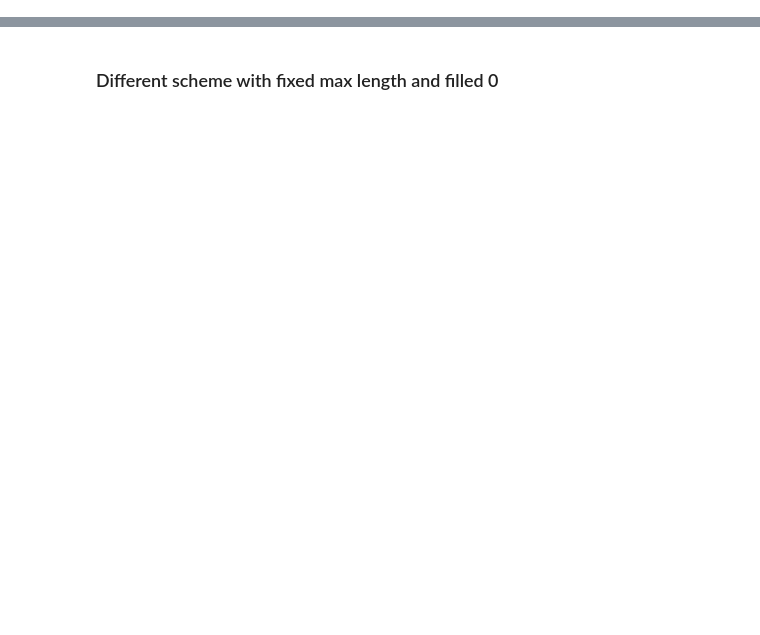
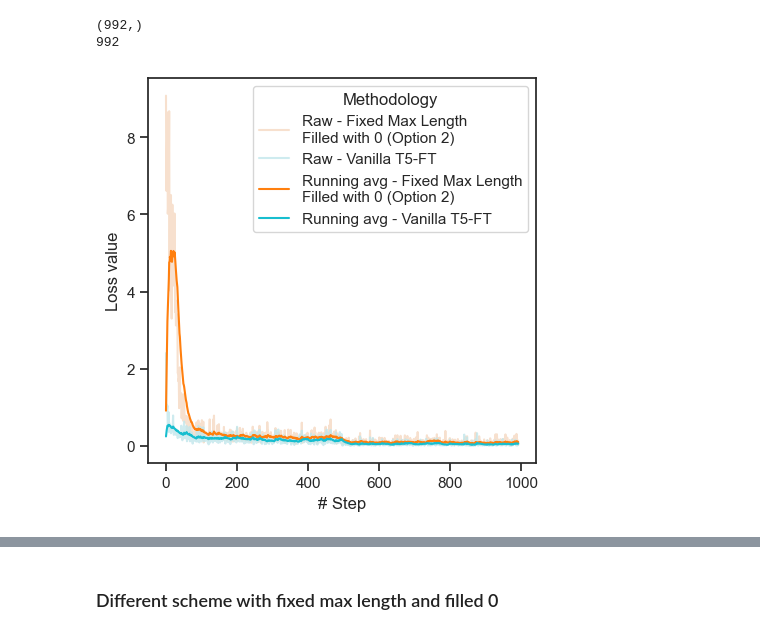
Before and after one commit to huynhducloi00/label-words-are-anchors, a Jupyter notebook: verify_unifiedqa/google-t5/plot_options.ipynb, the cells around one changed output, grey strips where cells are left out. Drawn from its saved outputs; the diff is of its cells as text; code cells hidden in the pictures; blank space fills up the shorter version.

```diff
--- a/verify_unifiedqa/google-t5/plot_options.ipynb
+++ b/verify_unifiedqa/google-t5/plot_options.ipynb
@@ -10 +22,32 @@ for max_length, fill_0 in configs:
+# %%
+# x_new=0.9*x+a*0.1
+# a=(x_new-0.9x)/0.1
+def get_raw(datax):
+    datax=np.array([0]+datax)
+    return (datax[1:]-0.9*datax[:-1])/0.1
+print(get_raw(data[0]).shape)
+print(len(data[0]))
+# %% [output]
+(992,)
+992
+# %%
+di = {'# Step': np.arange(len(data[0]))}
+di[f'Running avg - {get_str(False, True)} (Option 2)']=data[1]
+di[f'Raw - {get_str(False, True)} (Option 2)']=get_raw(data[1])
+data_old= pickle.load(
+                open(f'google-t5_old_t5-large_obqa_fact_epoch_1_loss.pkl', 'rb'))
+di['Running avg - Vanilla T5-FT']=data_old
+di['Raw - Vanilla T5-FT']=get_raw(data_old)
+
+df = DataFrame(di).melt(id_vars='# Step', var_name='Methodology').rename(
+    columns={'value': 'Loss value'})  # value_vars=['Flexible Max Length-Fill 0']
+
+fig, ax = plt.subplots(1, 1, figsize=(5, 5))
+chinh=[palet[1]]+[palet[9]]
+chinh_light=[sns.light_palette(chinh[0])[1]]+[sns.light_palette(chinh[1])[1]]
+sns.lineplot(df[df.Methodology.apply(lambda x:'Raw' in x)], x='# Step', y='Loss value', hue='Methodology', palette=chinh_light, alpha = 0.8,ax=ax)
+sns.lineplot(df[df.Methodology.apply(lambda x:'avg' in x)], x='# Step', y='Loss value', hue='Methodology',palette=chinh,ax=ax)
+fig.savefig('loss_mc_ed.png', bbox_inches='tight', dpi=300)
+# %% [output]
+[figure, added]
 # %%
```
Also changed, not shown: parts of 12 cells of this notebook.
